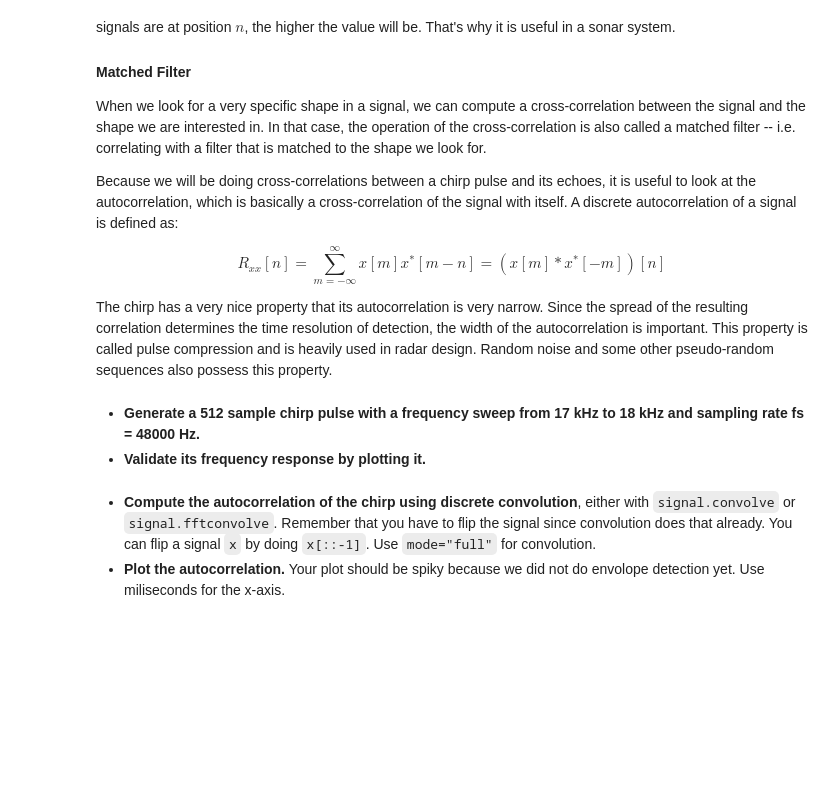
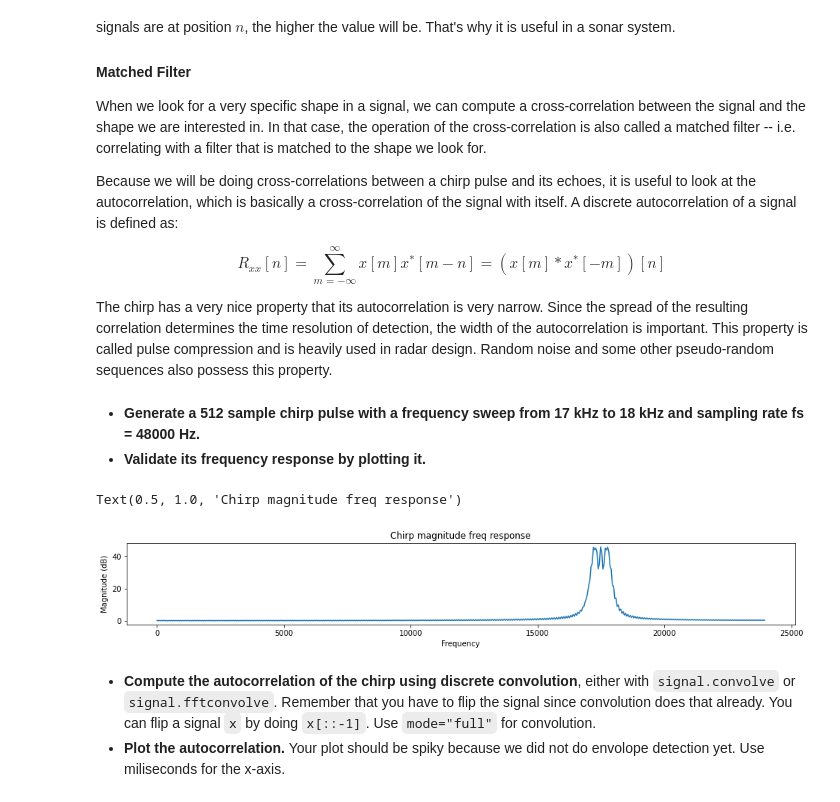
Before and after one commit to EE123-students/lab1-spring2023-rob, a Jupyter notebook: lab1-part2-TimeDomain-Sonar.ipynb, the cells around one changed output. Drawn from its saved outputs; the diff is of its cells as text; code cells hidden in the pictures; blank space fills up the shorter version.

```diff
--- a/lab1-part2-TimeDomain-Sonar.ipynb
+++ b/lab1-part2-TimeDomain-Sonar.ipynb
@@ -289,28 +299,49 @@ The chirp has a very nice property that its autocorrelation is very narrow. Sinc
 # %%
 # declare parameters fs, N, T, t, f0, f1
 # your code here
+fs = 48000.0
+f0 = 17000.0
+f1 = 18000.0
+T = 512/48000
+
+# k/2 * 10 = 19980
+# k/2 = 1998
+
+# generate time index
+t = np.r_[0:T:1/fs]
 
 # end of your code
 
 # generate chirp signal
 # your code here:
-
+k = (f1-f0) / T
+phi_of_t = 2 * np.pi * (f0 + k/2 * t) * t
+s_chirp = .5 * np.sin(phi_of_t)
 # end of your code
 
 # generate frequency response of chirp
 # your code here:
-
+w, S_chirp = signal.freqz(s_chirp, 1)
 # end of your code
 
 # generate frequency index
 # your code here:
+f = w / (2 * np.pi) * 48000
 
 # end of your code
 
 # plot
 width, height = figaspect(0.1)
 fig = figure(figsize=(width,height))
 # your code here:
+
+plt.plot(f, abs(S_chirp))
+plt.xlabel('Frequency')
+plt.ylabel('Magnitude (dB)')
+plt.title('Chirp magnitude freq response')
+# %% [output]
+Text(0.5, 1.0, 'Chirp magnitude freq response')
+[figure, added]
 # %% [markdown]
 
 * **Compute the autocorrelation of the chirp using discrete convolution**, either with `signal.convolve` or `signal.fftconvolve`. Remember that you have to flip the signal since convolution does that already. You can flip a signal `x` by doing `x[::-1]`. Use `mode="full"` for convolution.
```
Also changed, not shown: parts of 9 cells of this notebook, 1 other file.
